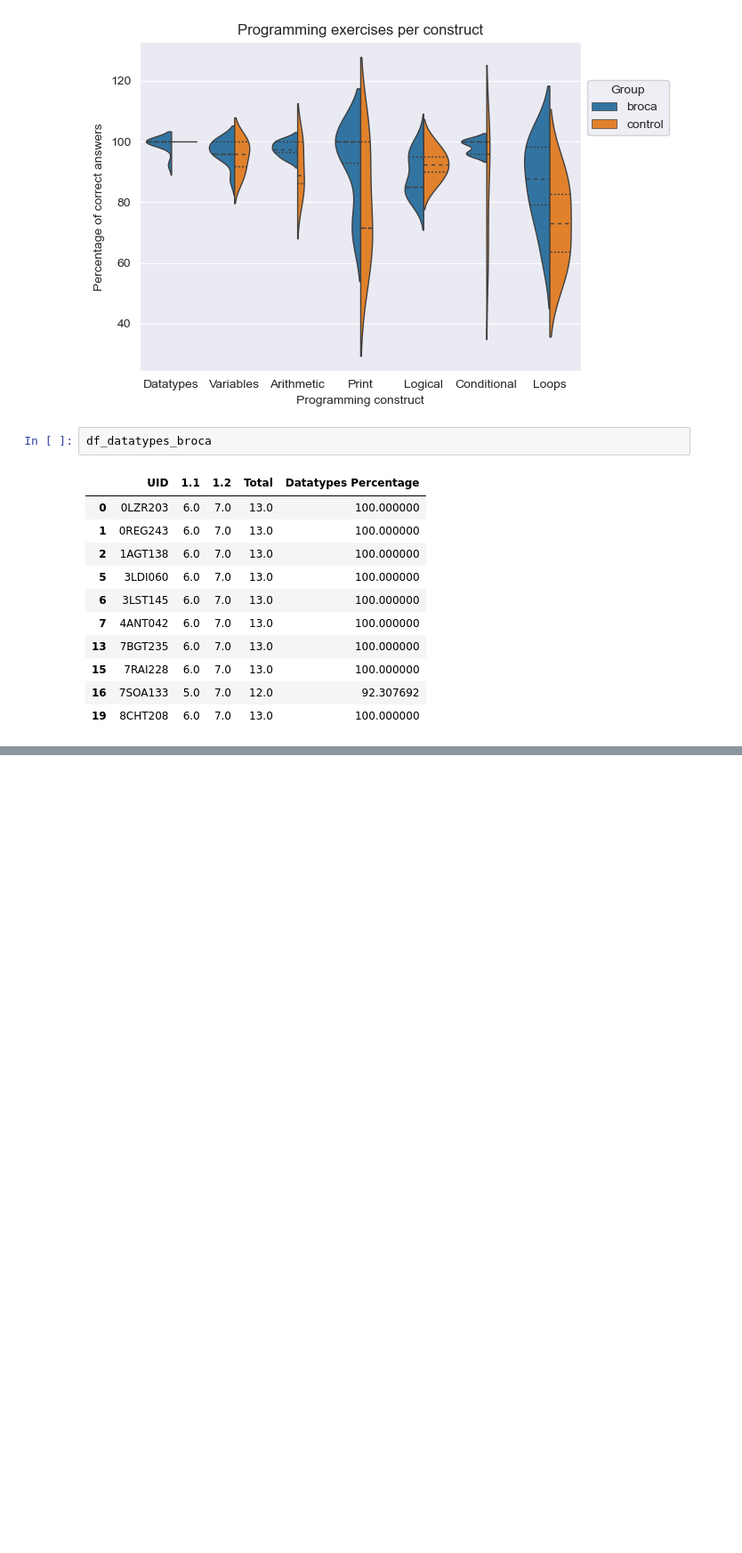
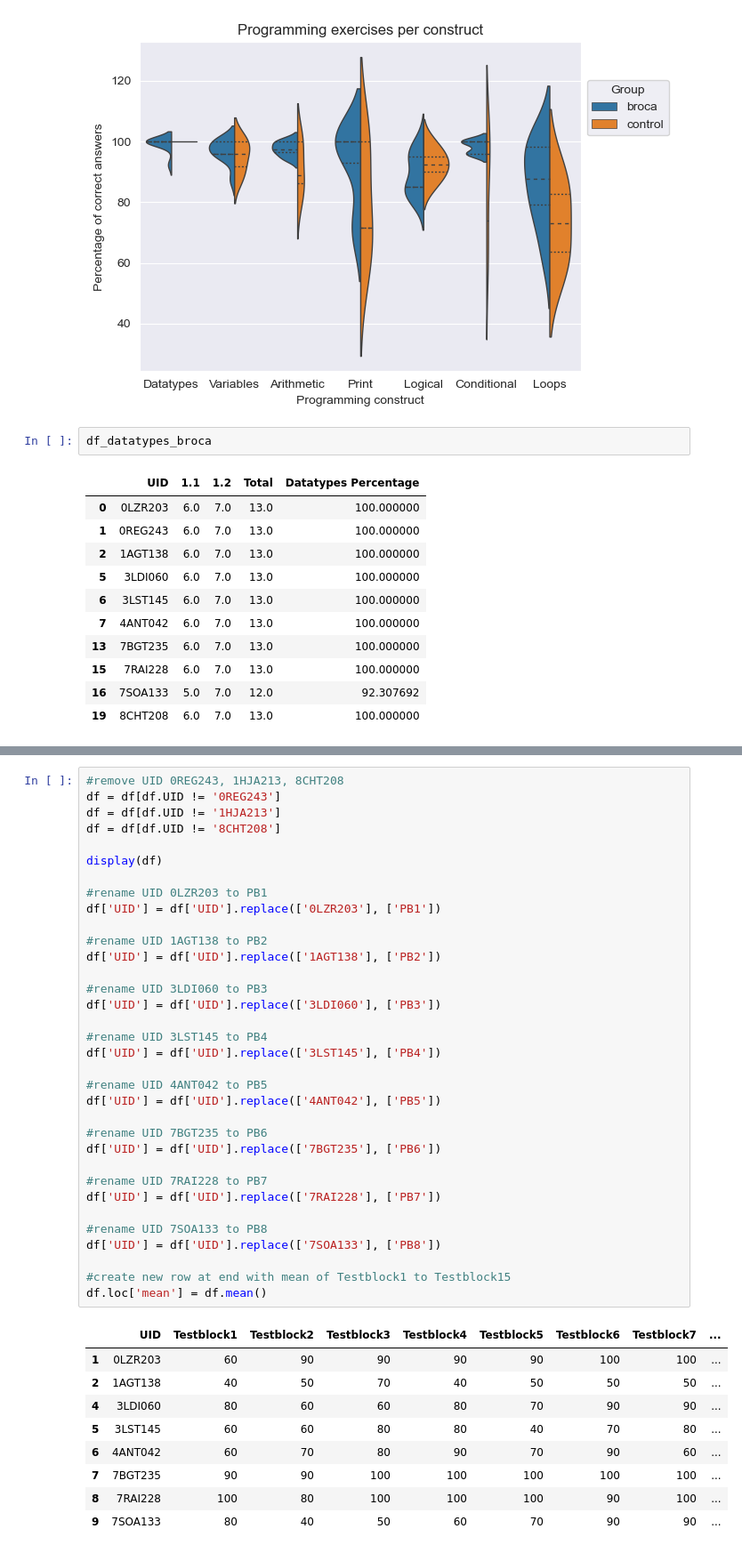
Before and after one commit to gord6/Tapping-into-the-Natural-Language-System-Using-Artificial-Languages-when-Learning-Programming, a Jupyter notebook: descriptive_statistics_2.ipynb, the cells around one changed output, grey strips where cells are left out. Shown at 89% size. Saved outputs shown, nothing was run; the diff lists cells and outputs as text; blank space fills up the shorter version.

```diff
--- a/descriptive_statistics.ipynb
+++ b/descriptive_statistics_2.ipynb
@@ -2036,0 +2098,44 @@ df_datatypes_broca
+# %%
+#remove UID 0REG243, 1HJA213, 8CHT208
+df = df[df.UID != '0REG243']
+df = df[df.UID != '1HJA213']
+df = df[df.UID != '8CHT208']
+
+display(df)
+
+#rename UID 0LZR203 to PB1
+df['UID'] = df['UID'].replace(['0LZR203'], ['PB1'])
+
+#rename UID 1AGT138 to PB2
+df['UID'] = df['UID'].replace(['1AGT138'], ['PB2'])
+
+#rename UID 3LDI060 to PB3
+df['UID'] = df['UID'].replace(['3LDI060'], ['PB3'])
+
+#rename UID 3LST145 to PB4
+df['UID'] = df['UID'].replace(['3LST145'], ['PB4'])
+
+#rename UID 4ANT042 to PB5
+df['UID'] = df['UID'].replace(['4ANT042'], ['PB5'])
+
+#rename UID 7BGT235 to PB6
+df['UID'] = df['UID'].replace(['7BGT235'], ['PB6'])
+
+#rename UID 7RAI228 to PB7
+df['UID'] = df['UID'].replace(['7RAI228'], ['PB7'])
+
+#rename UID 7SOA133 to PB8
+df['UID'] = df['UID'].replace(['7SOA133'], ['PB8'])
+
+#create new row at end with mean of Testblock1 to Testblock15
+df.loc['mean'] = df.mean()
+# %% [output]
+|  | UID | Testblock1 | Testblock2 | Testblock3 | Testblock4 | Testblock5 | Testblock6 | Testblock7 | ... |
+| 1 | 0LZR203 | 60 | 90 | 90 | 90 | 90 | 100 | 100 | ... |
+| 2 | 1AGT138 | 40 | 50 | 70 | 40 | 50 | 50 | 50 | ... |
+| 4 | 3LDI060 | 80 | 60 | 60 | 80 | 70 | 90 | 90 | ... |
+| 5 | 3LST145 | 60 | 60 | 80 | 80 | 40 | 70 | 80 | ... |
+| 6 | 4ANT042 | 60 | 70 | 80 | 90 | 70 | 90 | 60 | ... |
+| 7 | 7BGT235 | 90 | 90 | 100 | 100 | 100 | 100 | 100 | ... |
+| 8 | 7RAI228 | 100 | 80 | 100 | 100 | 100 | 90 | 100 | ... |
+| 9 | 7SOA133 | 80 | 40 | 50 | 60 | 70 | 90 | 90 | ... |
```
Also changed, not shown: parts of 8 cells of this notebook, 7 other files.
